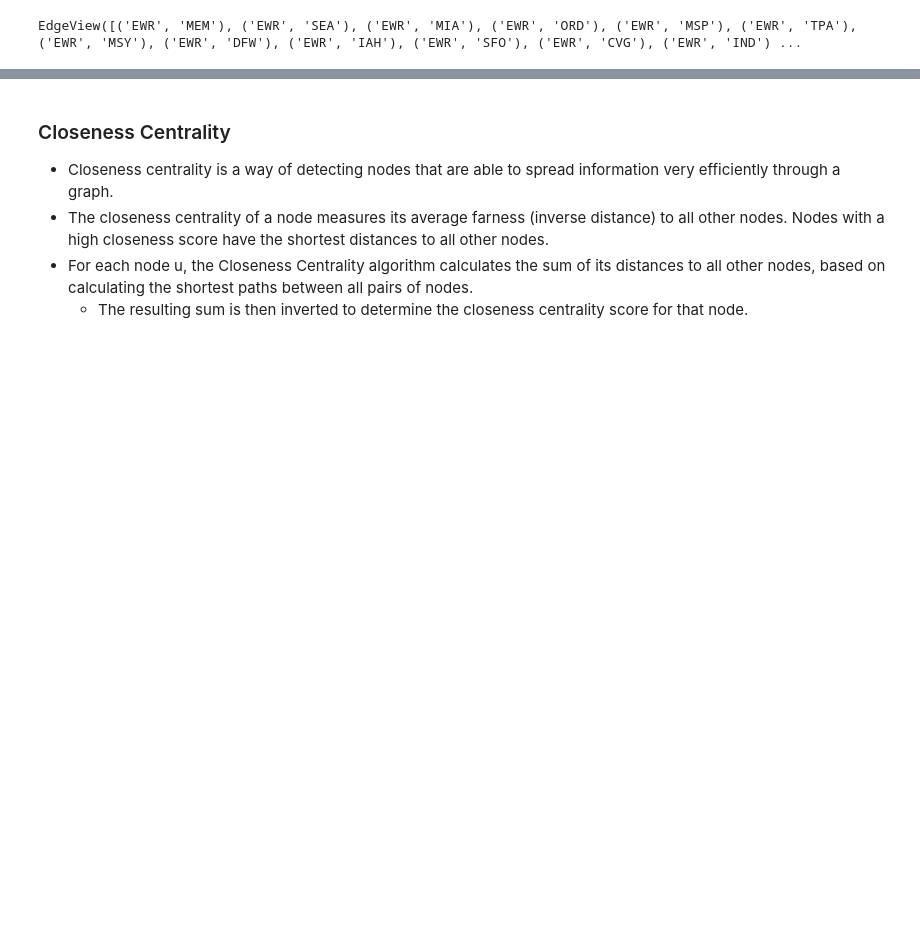
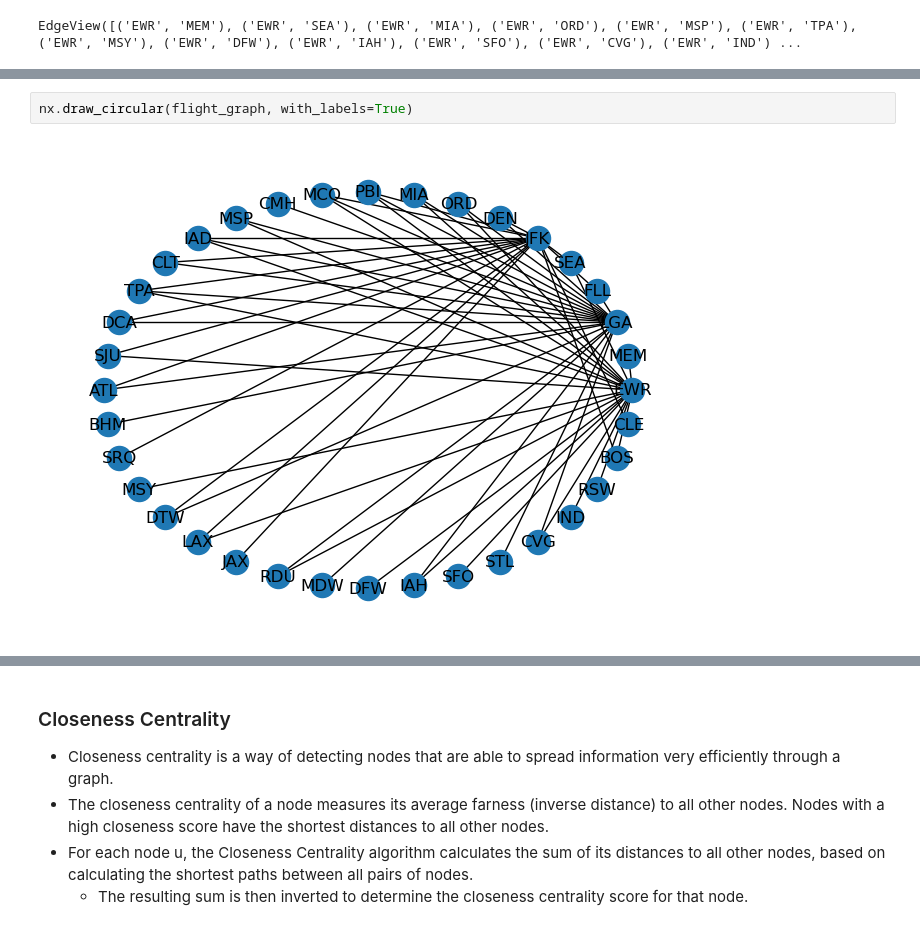
Before and after one commit to learningtechnologieslab/dbms_grad, a Jupyter notebook: neo4j/NetworkAnalysis.ipynb, the cells around one changed output, grey strips where cells are left out. Saved outputs shown, nothing was run; the diff lists cells and outputs as text; blank space fills up the shorter version.

```diff
--- a/neo4j/NetworkAnalysis.ipynb
+++ b/neo4j/NetworkAnalysis.ipynb
@@ -171,0 +164,4 @@ nx.draw_networkx(flight_graph, with_labels=True)
+# %%
+nx.draw_circular(flight_graph, with_labels=True)
+# %% [output]
+[figure, added]
```
Also changed, not shown: parts of 15 cells of this notebook, 2 other files.
